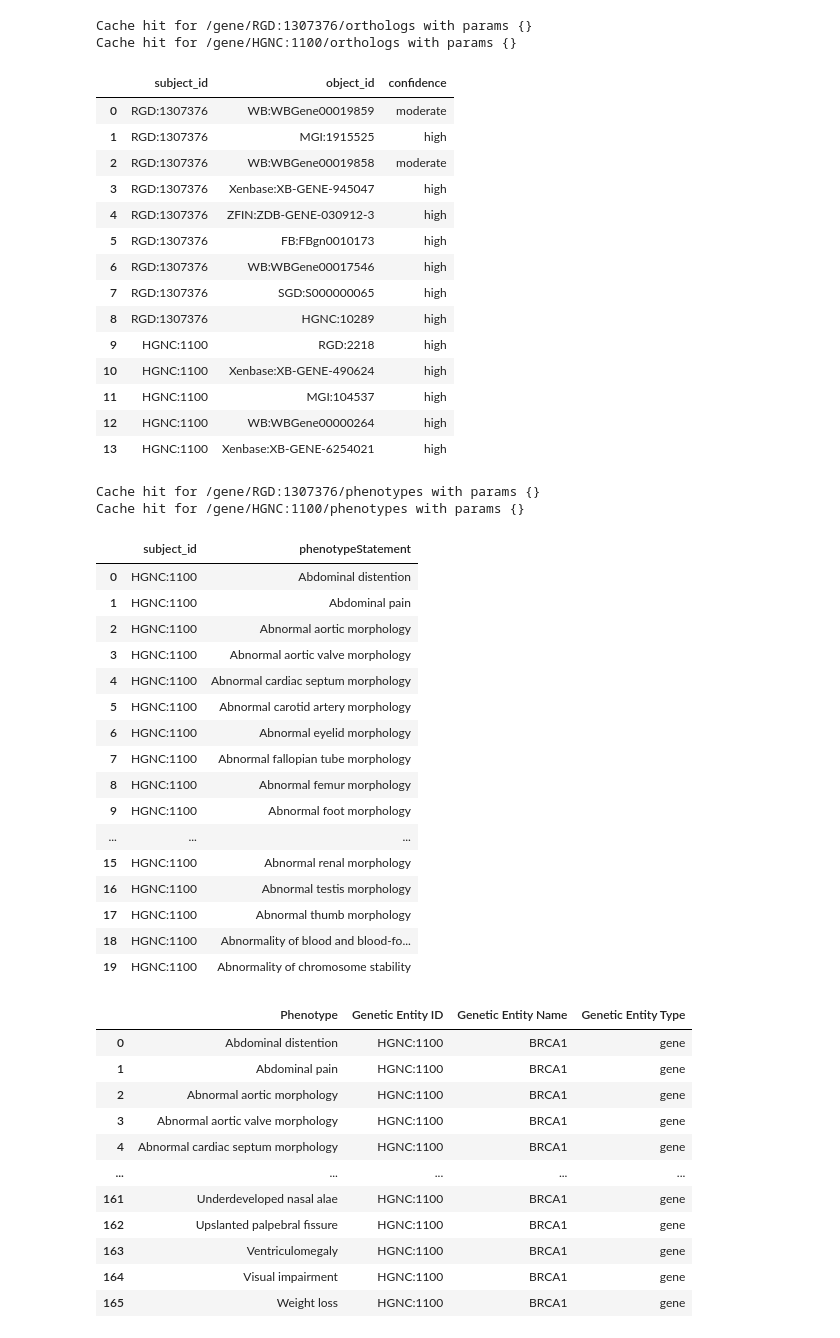
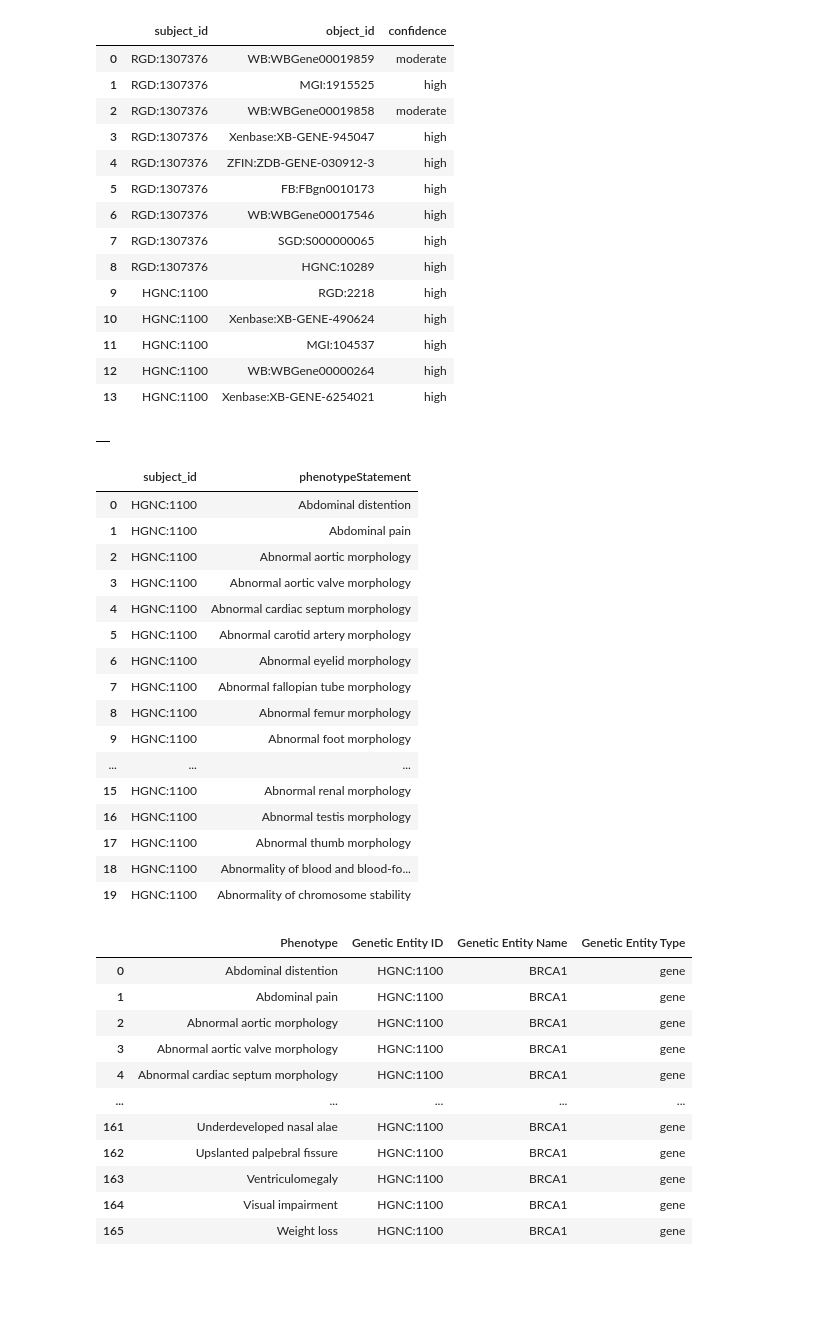
Before and after one commit to limenode/geneharmony, a Jupyter notebook: src/pipeline_nb.ipynb, the cells around one changed output. Saved outputs shown, nothing was run; the diff lists cells and outputs as text; code cells hidden in the pictures; blank space fills up the shorter version.

Commit message:
cache logic refactor

```diff
--- a/src/pipeline_nb.ipynb
+++ b/src/pipeline_nb.ipynb
@@ -13,35 +11,32 @@ from utils import async_query_gene_list
 # %%
 gene_ids = ["RGD:1307376", "HGNC:1100"]
-
 cache = CacheManager()
-client = AsyncAGRClient(cache=cache)
+client = AsyncAGRClient()
 # %%
-orthologs_df, raw_df = await async_query_gene_list(get_orthologs, gene_ids, client)
+orthologs_df, raw_df = await query_gene_ids(get_orthologs, cache, gene_ids, client)
 display(orthologs_df)
+display(raw_df)
 # %% [output]
-Cache hit for /gene/RGD:1307376/orthologs with params {}
-Cache hit for /gene/HGNC:1100/orthologs with params {}
 |  | subject_id | object_id | confidence |
 | 0 | RGD:1307376 | WB:WBGene00019859 | moderate |
 | 1 | RGD:1307376 | MGI:1915525 | high |
 | 2 | RGD:1307376 | WB:WBGene00019858 | moderate |
 | 3 | RGD:1307376 | Xenbase:XB-GENE-945047 | high |
 | 4 | RGD:1307376 | ZFIN:ZDB-GENE-030912-3 | high |
 | 5 | RGD:1307376 | FB:FBgn0010173 | high |
 | 6 | RGD:1307376 | WB:WBGene00017546 | high |
 | 7 | RGD:1307376 | SGD:S000000065 | high |
 | 8 | RGD:1307376 | HGNC:10289 | high |
 | 9 | HGNC:1100 | RGD:2218 | high |
 | 10 | HGNC:1100 | Xenbase:XB-GENE-490624 | high |
 | 11 | HGNC:1100 | MGI:104537 | high |
 | 12 | HGNC:1100 | WB:WBGene00000264 | high |
 | 13 | HGNC:1100 | Xenbase:XB-GENE-6254021 | high |
+|  |
 # %%
-phenotypes_df, raw_df = await async_query_gene_list(get_phenotypes, gene_ids, client)
+phenotypes_df, raw_df = await query_gene_ids(get_phenotypes, cache, gene_ids, client)
 display(phenotypes_df)
 # %% [output]
-Cache hit for /gene/RGD:1307376/phenotypes with params {}
-Cache hit for /gene/HGNC:1100/phenotypes with params {}
 |  | subject_id | phenotypeStatement |
 | 0 | HGNC:1100 | Abdominal distention |
 | 1 | HGNC:1100 | Abdominal pain |
```
Also changed, not shown: parts of 4 cells of this notebook, 8 other files.
